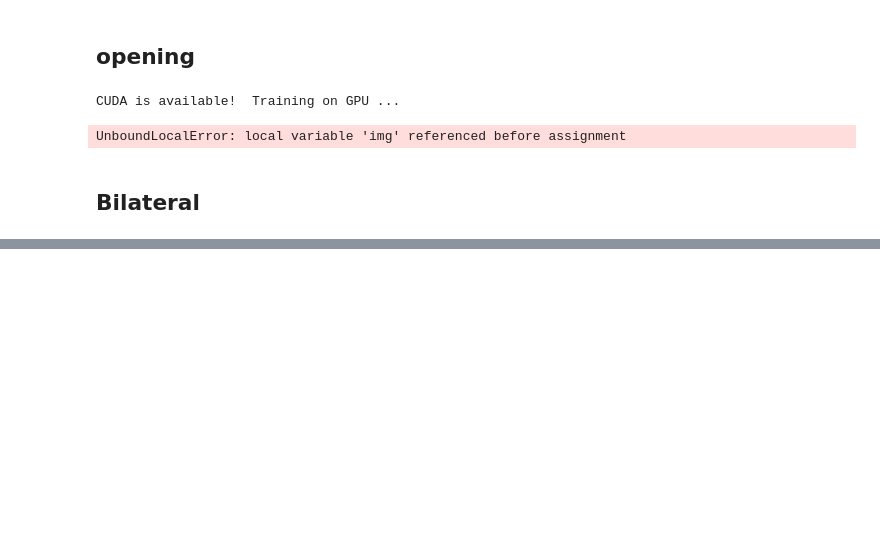
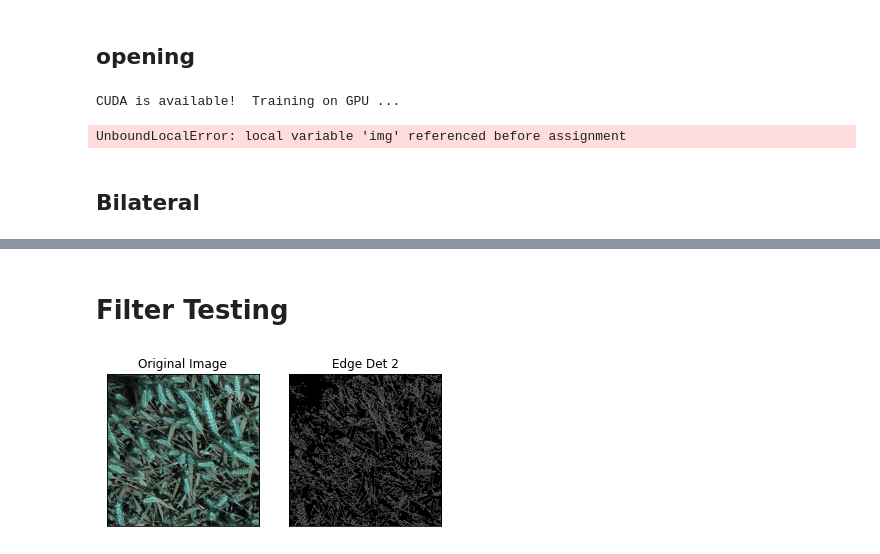
Before and after one commit to GerryChen117/2020-Summer-APS360-Project, a Jupyter notebook: model/openCVModels.ipynb, the cells around one changed output, grey strips where cells are left out. Drawn from its saved outputs; the diff is of its cells as text; code cells hidden in the pictures; blank space fills up the shorter version.

```diff
--- a/model/openCVModels.ipynb
+++ b/model/openCVModels.ipynb
@@ -190,0 +286,15 @@ trainNet(net = my_model,
+# %% [markdown]
+# Filter Testing
+# %%
+filepath = '/content/APS360-2020Summer-Project/data/working-wheat-data/train/0a3cb453f.jpg'
+
+# Edge Detect 2
+img   = cv2.imread(filepath)
+edges = cv2.Canny(img,175,250)
+plt.subplot(121),plt.imshow(img,cmap = 'gray')
+plt.title('Original Image'), plt.xticks([]), plt.yticks([])
+plt.subplot(122),plt.imshow(edges,cmap = 'gray')
+plt.title('Edge Det 2'), plt.xticks([]), plt.yticks([])
+plt.show()
+# %% [output]
+[figure, added]
```
Also changed, not shown: parts of 8 cells of this notebook, 44 other files.
